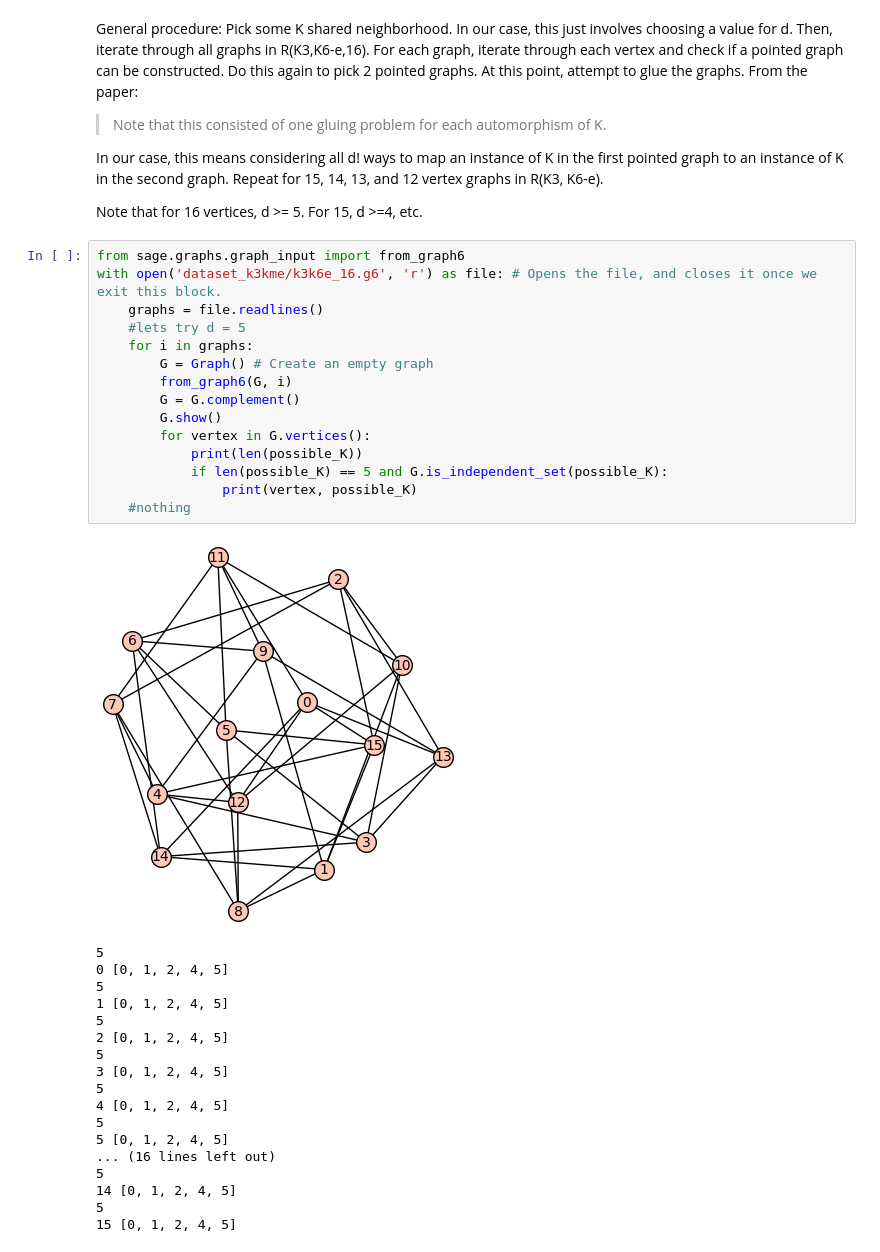
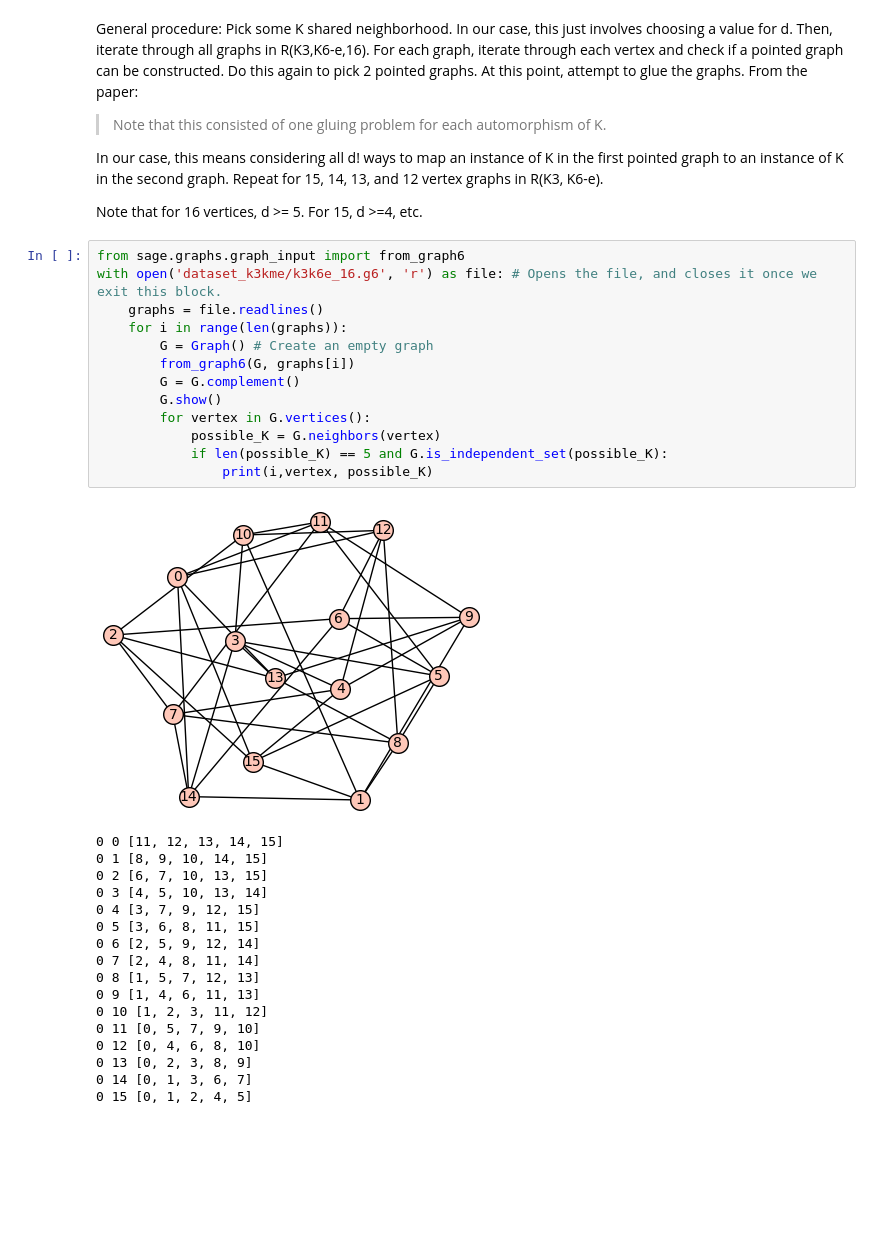
Before and after one commit to polymathjr/polymathjr-ramsey, a Jupyter notebook: r-five-five/gluing-method-2/Method2_R46e.ipynb, the cells around one changed output. Saved outputs shown, nothing was run; the diff lists cells and outputs as text; blank space fills up the shorter version.

```diff
--- a/r-five-five/gluing-method-2/Method2_R46e.ipynb
+++ b/r-five-five/gluing-method-2/Method2_R46e.ipynb
@@ -12,35 +12,32 @@ Note that for 16 vertices, d >= 5. For 15, d >=4, etc.
 # %%
 from sage.graphs.graph_input import from_graph6
 with open('dataset_k3kme/k3k6e_16.g6', 'r') as file: # Opens the file, and closes it once we exit this block.
     graphs = file.readlines()
-    #lets try d = 5
-    for i in graphs:
+    for i in range(len(graphs)):
         G = Graph() # Create an empty graph
-        from_graph6(G, i)
+        from_graph6(G, graphs[i])
         G = G.complement()
         G.show()
         for vertex in G.vertices():
-            print(len(possible_K))
+            possible_K = G.neighbors(vertex)
             if len(possible_K) == 5 and G.is_independent_set(possible_K):
-                print(vertex, possible_K)
-    #nothing
+                print(i,vertex, possible_K)
 # %% [output]
-[figure, old version]
+[figure, new version]
-5
-0 [0, 1, 2, 4, 5]
-5
-1 [0, 1, 2, 4, 5]
-5
-2 [0, 1, 2, 4, 5]
-5
-3 [0, 1, 2, 4, 5]
-5
-4 [0, 1, 2, 4, 5]
-5
-5 [0, 1, 2, 4, 5]
-... (16 lines left out)
-5
-14 [0, 1, 2, 4, 5]
-5
-15 [0, 1, 2, 4, 5]
+0 0 [11, 12, 13, 14, 15]
+0 1 [8, 9, 10, 14, 15]
+0 2 [6, 7, 10, 13, 15]
+0 3 [4, 5, 10, 13, 14]
+0 4 [3, 7, 9, 12, 15]
+0 5 [3, 6, 8, 11, 15]
+0 6 [2, 5, 9, 12, 14]
+0 7 [2, 4, 8, 11, 14]
+0 8 [1, 5, 7, 12, 13]
+0 9 [1, 4, 6, 11, 13]
+0 10 [1, 2, 3, 11, 12]
+0 11 [0, 5, 7, 9, 10]
+0 12 [0, 4, 6, 8, 10]
+0 13 [0, 2, 3, 8, 9]
+0 14 [0, 1, 3, 6, 7]
+0 15 [0, 1, 2, 4, 5]
 # %% [markdown]
```
Also changed, not shown: parts of 10 cells of this notebook.
